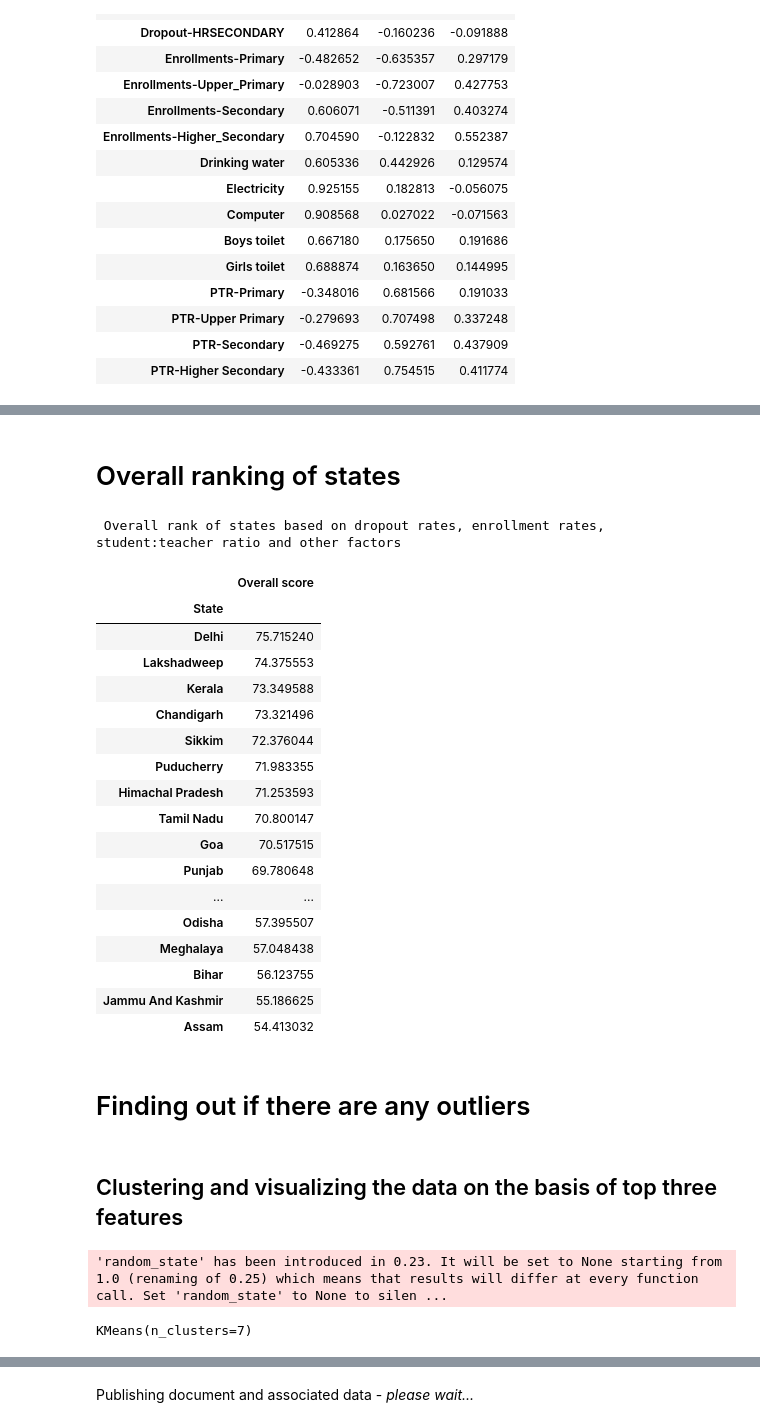
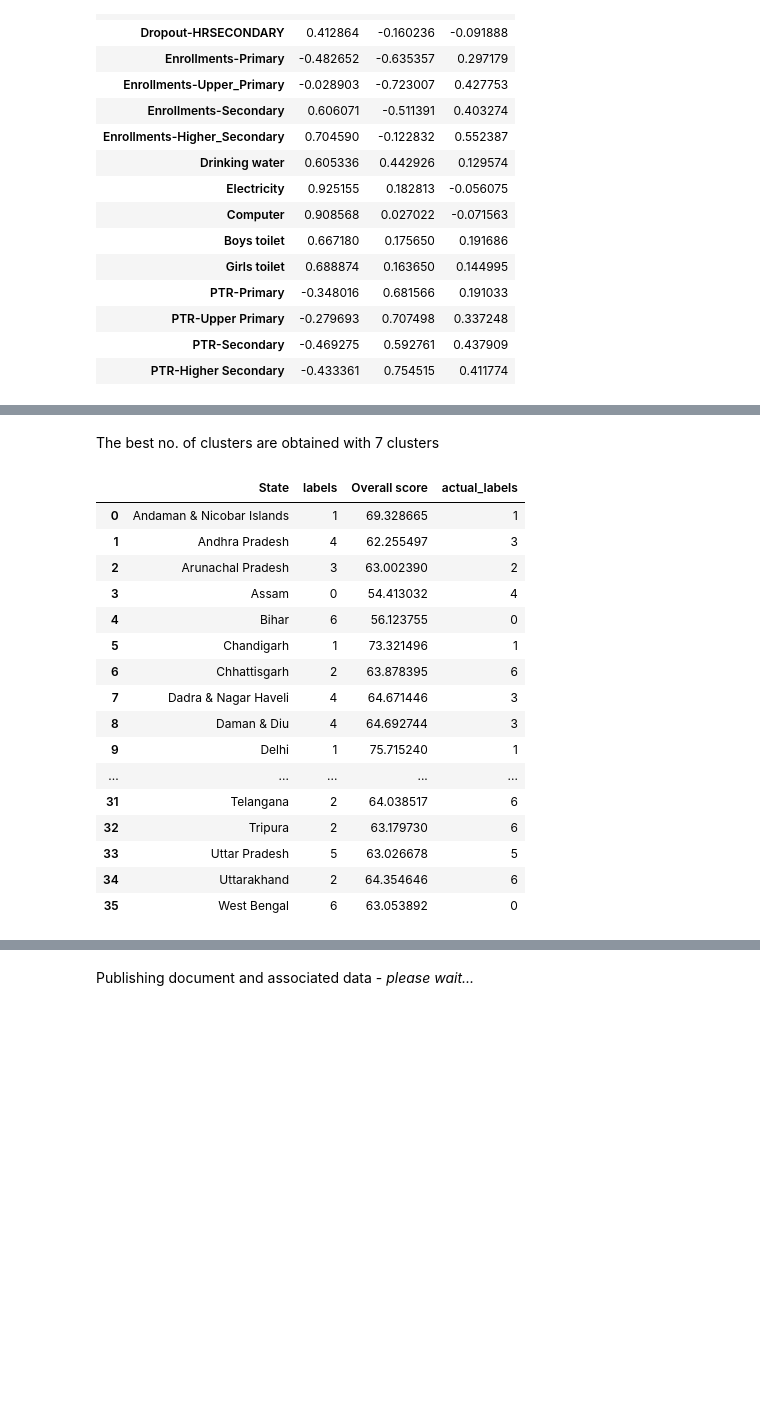
Before and after one commit to coderkol95/Education, a Jupyter notebook: src/notebook.ipynb, the cells around one changed output, grey strips where cells are left out. Drawn from its saved outputs; the diff is of its cells as text; code cells hidden in the pictures; blank space fills up the shorter version.

```diff
--- a/src/notebook.ipynb
+++ b/src/notebook.ipynb
@@ -629,4 +517,0 @@ pd.DataFrame(silhouette_coefficients).plot()
-# %%
-labels=pd.Series(kmeans.labels_)
-states['labels']=labels
-states
@@ -671,29 +517,0 @@ See the caveats in the documentation: https://pandas.pydata.org/pandas-docs/stab
-# %% [markdown]
-# Overall ranking of states
-# %%
-#Aggregating the scores from all the features
-states['Overall score']=datasets.mean(axis=1)
-print('\n Overall rank of states based on dropout rates, enrollment rates, student:teacher ratio and other factors \n')
-states.set_index('State').sort_values(['Overall score'],ascending=False)
-# %% [output]
- Overall rank of states based on dropout rates, enrollment rates, student:teacher ratio and other factors
-|  | Overall score |
-| State |  |
-| Delhi | 75.715240 |
-| Lakshadweep | 74.375553 |
-| Kerala | 73.349588 |
-| Chandigarh | 73.321496 |
-| Sikkim | 72.376044 |
-| Puducherry | 71.983355 |
-| Himachal Pradesh | 71.253593 |
-| Tamil Nadu | 70.800147 |
-| Goa | 70.517515 |
-| Punjab | 69.780648 |
-| ... | ... |
-| Odisha | 57.395507 |
-| Meghalaya | 57.048438 |
-| Bihar | 56.123755 |
-| Jammu And Kashmir | 55.186625 |
-| Assam | 54.413032 |
-# %% [markdown]
-# Finding out if there are any outliers
@@ -702,13 +518,25 @@ px.box(data_frame=states, x='Overall score', hover_name='State',title='Overall s
-# %% [markdown]
-## Clustering and visualizing the data on the basis of top three features
-# %%
-db=AffinityPropagation()
-db.fit(datasets.iloc[:,:-14])
-labels=list(db.labels_)
-# %% [output]
-'random_state' has been introduced in 0.23. It will be set to None starting from 1.0 (renaming of 0.25) which means that results will differ at every function call. Set 'random_state' to None to silen ...
+# %% [markdown]
+The best no. of clusters are obtained with 7 clusters
 # %%
 kk=KMeans(n_clusters=7)
 kk.fit(clusters_X)
+states['labels']=pd.Series(kk.labels_)
+states
 # %% [output]
-KMeans(n_clusters=7)
+|  | State | labels | Overall score | actual_labels |
+| 0 | Andaman & Nicobar Islands | 1 | 69.328665 | 1 |
+| 1 | Andhra Pradesh | 4 | 62.255497 | 3 |
+| 2 | Arunachal Pradesh | 3 | 63.002390 | 2 |
+| 3 | Assam | 0 | 54.413032 | 4 |
+| 4 | Bihar | 6 | 56.123755 | 0 |
+| 5 | Chandigarh | 1 | 73.321496 | 1 |
+| 6 | Chhattisgarh | 2 | 63.878395 | 6 |
+| 7 | Dadra & Nagar Haveli | 4 | 64.671446 | 3 |
+| 8 | Daman & Diu | 4 | 64.692744 | 3 |
+| 9 | Delhi | 1 | 75.715240 | 1 |
+| ... | ... | ... | ... | ... |
+| 31 | Telangana | 2 | 64.038517 | 6 |
+| 32 | Tripura | 2 | 63.179730 | 6 |
+| 33 | Uttar Pradesh | 5 | 63.026678 | 5 |
+| 34 | Uttarakhand | 2 | 64.354646 | 6 |
+| 35 | West Bengal | 6 | 63.053892 | 0 |
```
Also changed, not shown: parts of 38 cells of this notebook, 19 other files.
